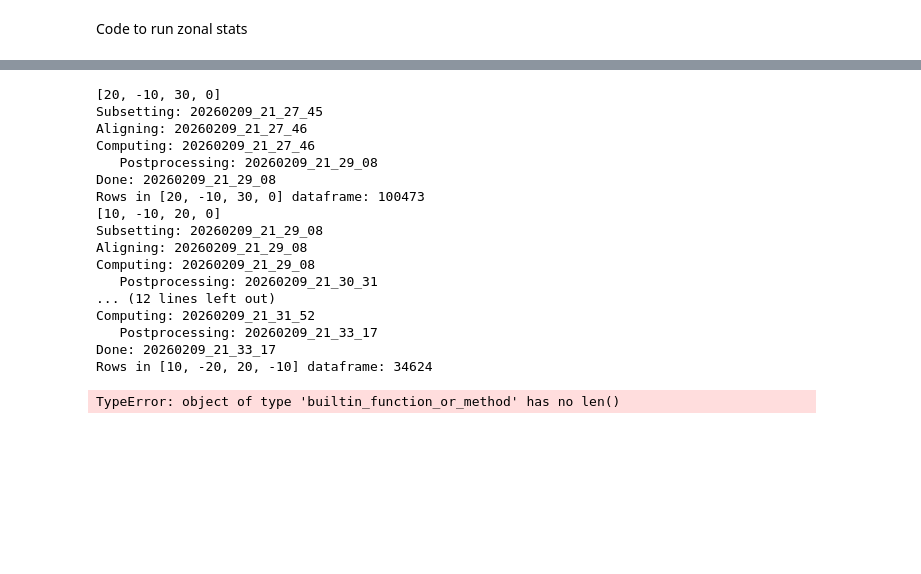
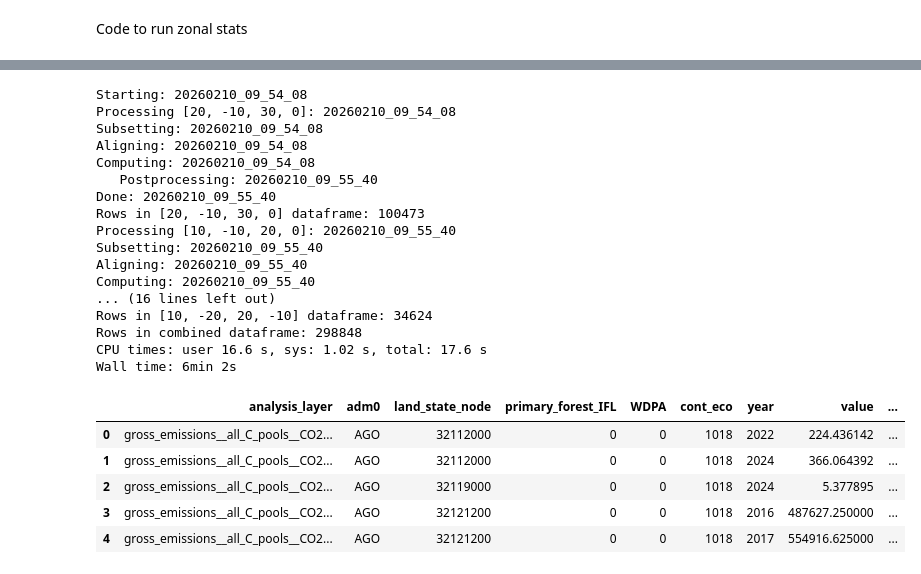
Before and after one commit to erin-glen/AFOLU_GHG_flux_model, a Jupyter notebook: src/LULUCF/scripts/zonal_statistics/LULUCF_output_zonal_stats_20260209__v1_0_5__standard__global.ipynb, the cells around one changed output, grey strips where cells are left out. Saved outputs shown, nothing was run; the diff lists cells and outputs as text; code cells hidden in the pictures; blank space fills up the shorter version.

```diff
--- a/src/LULUCF/scripts/zonal_statistics/LULUCF_output_zonal_stats_20260209__v1_0_5__standard__global.ipynb
+++ b/src/LULUCF/scripts/zonal_statistics/LULUCF_output_zonal_stats_20260209__v1_0_5__standard__global.ipynb
@@ -998,21 +1022,5 @@ Creating flux cube: 20260209_21_27_24
 # %%
 %%time
-
-# Define bounding box
-# west, south, east, north = -180, -70, 180, 80   # Global
-# west, south, east, north = 21, -7, 22, -6  # 1x1 deg (00N_020E)
-# west, south, east, north = 21, -7, 23, -5  # 2x2 deg (00N_020E)
-# west, south, east, north = 21, -7, 24, -4  # 3x3 deg (00N_020E)
-# west, south, east, north = 20, -8, 24, -4  # 4x4 deg (00N_020E)
-# west, south, east, north = 20, -10, 30, 0  # 10x10 deg (00N_020E-- lots of forest-- stats with individual contextual layers checked extensively using ArcPro)
-# west, south, east, north = -10, -10, 0, 0  # 10x10 deg (00N_010W-- no land)
-# west, south, east, north = 0, -10, 10, 0  # 10x10 deg (00N_010W-- no land)
-# west, south, east, north = 15, -15, 30, 0  # 15x15 deg (all of 00N_020E, plus some)
-# west, south, east, north = 10, -20, 30, 0  # 20x20 deg (00N_020E and 3 other tiles)
-west, south, east, north = 10, -30, 40, 0  # 30x30 deg (00N_020E and 8 other tiles)
-# west, south, east, north = 8, -13, 35, 13    # Minimal Central Africa bounding box (27x26 deg)
-# west, south, east, north = 7, -15, 37, 15    # Slightly expanded Central Africa bounding box (30x30 deg)
-# west, south, east, north = 0, -20, 40, 20    # Expanded Central Africa bounding box (40x40 deg)
 
 combined_list =[]
 
@@ -1027,12 +1035,12 @@ print(f"Starting: {timestr()}")
 
 for tile_id in tile_list:
 
-    print(f"Processing {tile_id}: {timestr()})
+    print(f"Processing {tile_id}: {timestr()}")
 
     west, south, east, north = tile_id[0], tile_id[1], tile_id[2], tile_id[3]
 
     # Subset the flux cube by x/y coordinates
-    print(f"Subsetting: {timestr()}")
+    print(f"  Subsetting: {timestr()}")
     flux_cube_subset = flux_cube.sel(
         x=slice(west, east),
         y=slice(north, south)  # Note: y typically decreases from top to bottom
@@ -1076,7 +1084,7 @@ for tile_id in tile_list:
     #     print("  cont_eco not in chunk extent")
 
     # Final alignment
-    print(f"Aligning: {timestr()}")
+    print(f"  Aligning: {timestr()}")
     (flux_cube_subset,
     pixel_area_expanded_subset,
     adm0_aligned_subset,
@@ -1097,7 +1105,7 @@ for tile_id in tile_list:
 
     # flux_cube_subset = flux_cube_subset.persist()
 
-    print(f"Computing: {timestr()}")
+    print(f"  Computing: {timestr()}")
     results = xarray_reduce(
         flux_cube_subset,
         *(
@@ -1120,51 +1128,57 @@ for tile_id in tile_list:
         group_dims=["year"],
         reindex=ReindexStrategy(blockwise=False, array_type=ReindexArrayType.SPARSE_COO),
         fill_value=0
     ).compute()
 
     # Contextual layers to use to merge pixel_area against other analysis layers (to calculate flux/ha)
     contextual_layers = [
         'adm0',
         'land_state_node',
         'primary_forest_IFL',
         'WDPA',
         'cont_eco',
         'year'
     ]
 
     coord_dict = convert_to_coord_dict(results)
     # coord_dict
     df = create_df(coord_dict, state_node_df, contextual_layers, tile_id)
-    print(f"Done: {timestr()}")
-    print(f"Rows in {tile} dataframe: {len(df.index)}")
+    print(f"  Rows in {tile_id} dataframe: {len(df.index)}")
 
     # Appends the tile-level df to a list of dfs
     combined_list.append(df)
+
+    print(f"  Done with {tile_id}: {timestr()}")
 
 # Combines all the tile-level dfs in the list into a single df
 combined_df = pd.concat(combined_list, axis=0, ignore_index=True)
 
 print(f"Rows in combined dataframe: {len(combined_df.index)}")
 combined_df.head()
 # %% [output]
-[20, -10, 30, 0]
-Subsetting: 20260209_21_27_45
-Aligning: 20260209_21_27_46
-Computing: 20260209_21_27_46
-   Postprocessing: 20260209_21_29_08
-Done: 20260209_21_29_08
+Starting: 20260210_09_54_08
+Processing [20, -10, 30, 0]: 20260210_09_54_08
+Subsetting: 20260210_09_54_08
+Aligning: 20260210_09_54_08
+Computing: 20260210_09_54_08
+   Postprocessing: 20260210_09_55_40
+Done: 20260210_09_55_40
 Rows in [20, -10, 30, 0] dataframe: 100473
-[10, -10, 20, 0]
-Subsetting: 20260209_21_29_08
-Aligning: 20260209_21_29_08
-Computing: 20260209_21_29_08
-   Postprocessing: 20260209_21_30_31
-... (12 lines left out)
-Computing: 20260209_21_31_52
-   Postprocessing: 20260209_21_33_17
-Done: 20260209_21_33_17
+Processing [10, -10, 20, 0]: 20260210_09_55_40
+Subsetting: 20260210_09_55_40
+Aligning: 20260210_09_55_40
+Computing: 20260210_09_55_40
+... (16 lines left out)
 Rows in [10, -20, 20, -10] dataframe: 34624
+Rows in combined dataframe: 298848
+CPU times: user 16.6 s, sys: 1.02 s, total: 17.6 s
+Wall time: 6min 2s
-TypeError: object of type 'builtin_function_or_method' has no len()
+|  | analysis_layer | adm0 | land_state_node | primary_forest_IFL | WDPA | cont_eco | year | value | ... |
+| 0 | gross_emissions__all_C_pools__CO2... | AGO | 32112000 | 0 | 0 | 1018 | 2022 | 224.436142 | ... |
+| 1 | gross_emissions__all_C_pools__CO2... | AGO | 32112000 | 0 | 0 | 1018 | 2024 | 366.064392 | ... |
+| 2 | gross_emissions__all_C_pools__CO2... | AGO | 32119000 | 0 | 0 | 1018 | 2024 | 5.377895 | ... |
+| 3 | gross_emissions__all_C_pools__CO2... | AGO | 32121200 | 0 | 0 | 1018 | 2016 | 487627.250000 | ... |
+| 4 | gross_emissions__all_C_pools__CO2... | AGO | 32121200 | 0 | 0 | 1018 | 2017 | 554916.625000 | ... |
 # %%
 print(combined_df[(combined_df.analysis_layer == 'gross_emissions__all_C_pools__CO2_only__MgCO2') & (combined_df.year == 2016)]['value'].sum().round())
 print(combined_df[(combined_df.analysis_layer == 'gross_emissions__all_C_pools__CO2_only__MgCO2') & (combined_df.year == 2017)]['value'].sum().round())
```
Also changed, not shown: parts of 7 cells of this notebook.
